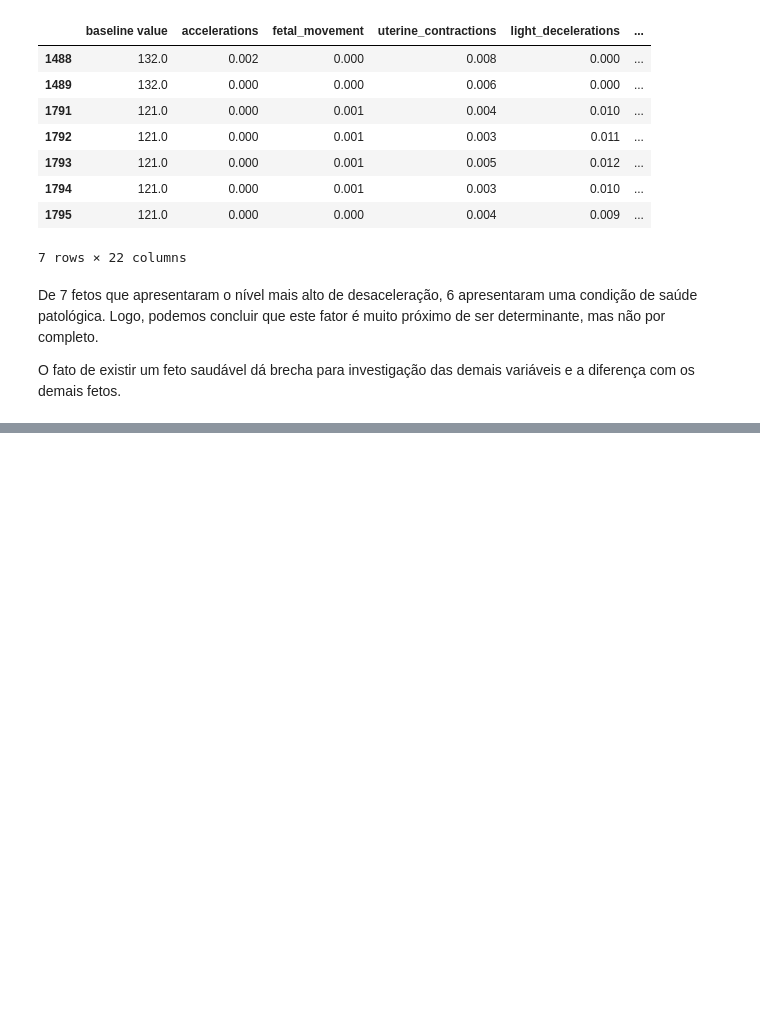
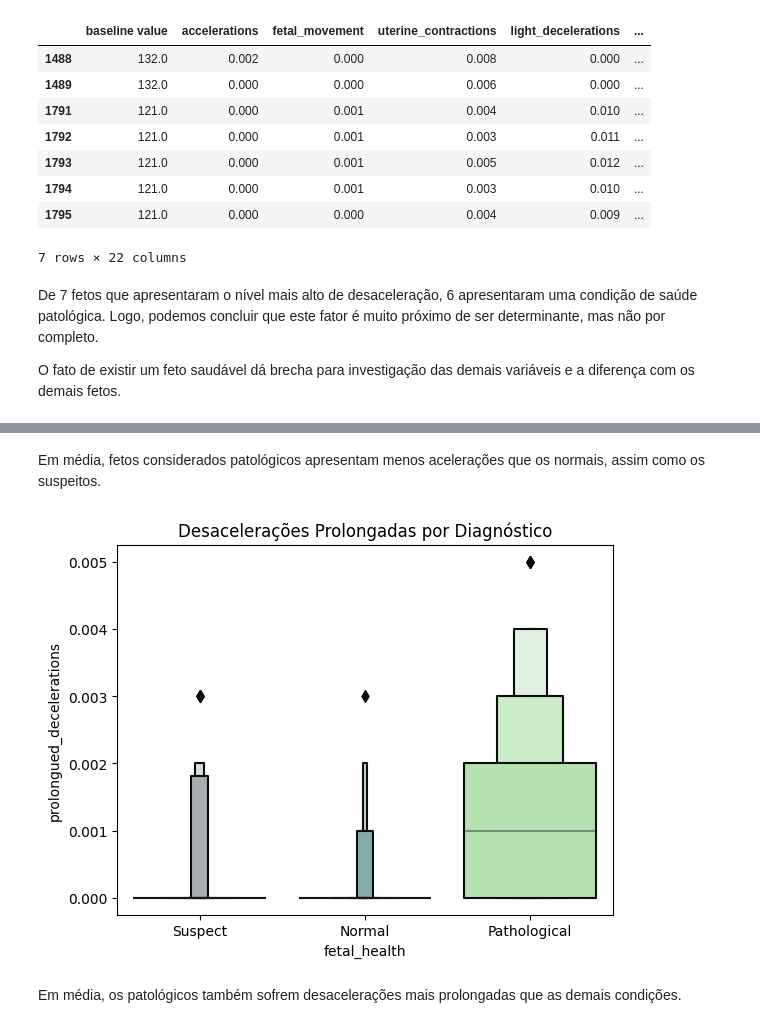
Before and after one commit to Curesharp/curesharp-datascience, a Jupyter notebook: analiseexploratoria.ipynb, the cells around one changed output, grey strips where cells are left out. Drawn from its saved outputs; the diff is of its cells as text; code cells hidden in the pictures; blank space fills up the shorter version.

```diff
--- a/analiseexploratoria.ipynb
+++ b/analiseexploratoria.ipynb
@@ -254,0 +269,11 @@ O fato de existir um feto saudável dá brecha para investigação das demais va
+# %% [markdown]
+Em média, fetos considerados patológicos apresentam menos acelerações que os normais, assim como os suspeitos.
+# %%
+# Swarmplot
+sns.swarmplot(x=fetal_health["fetal_health"], y=fetal_health['prolongued_decelerations'], color="black", alpha=0.5, size=0.05)
+sns.boxenplot(x=fetal_health["fetal_health"], y=fetal_health['prolongued_decelerations'], palette=cores).set_title('Desacelerações Prolongadas por Diagnóstico')
+plt.show()
+# %% [output]
+[figure, added]
+# %% [markdown]
+Em média, os patológicos também sofrem desacelerações mais prolongadas que as demais condições.
```
Also changed, not shown: parts of 5 cells of this notebook.
